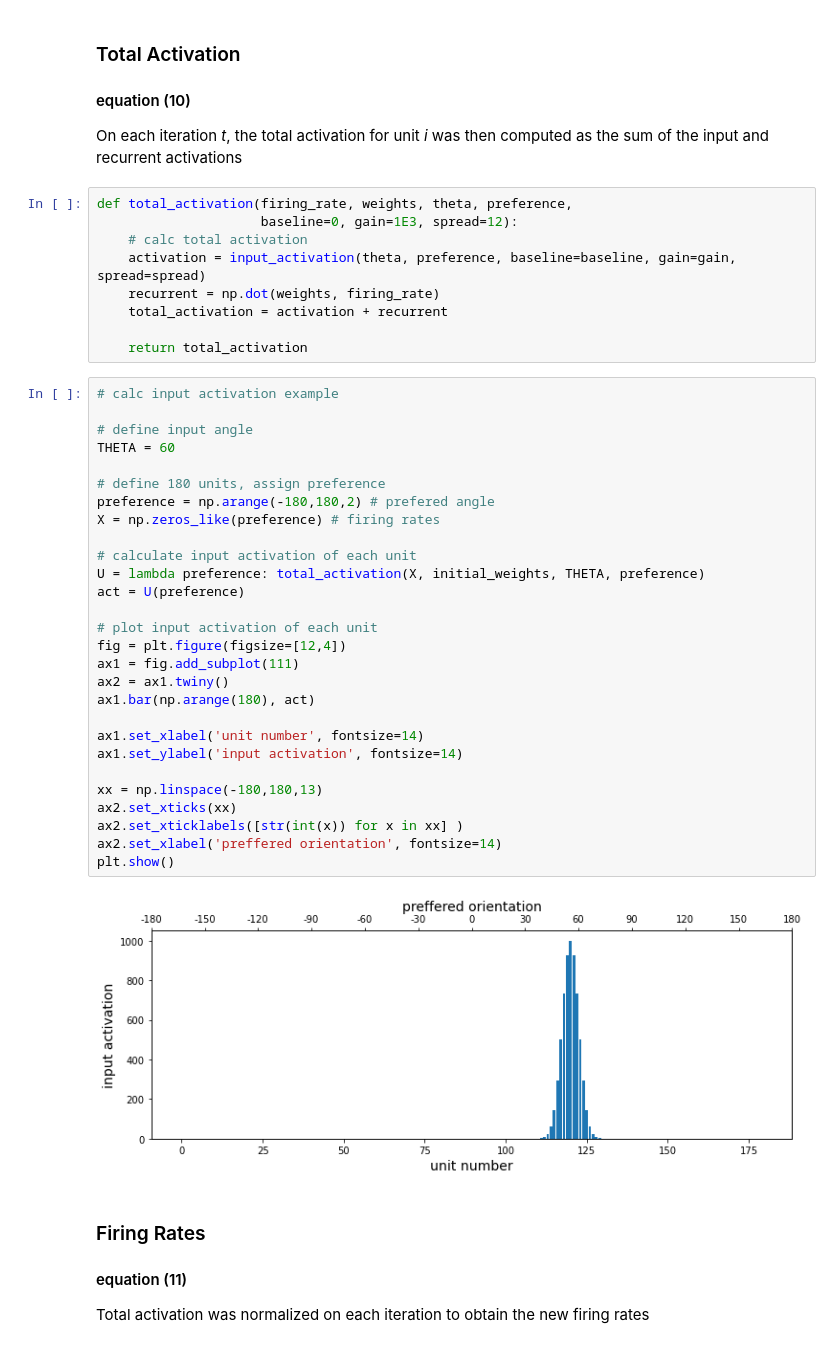
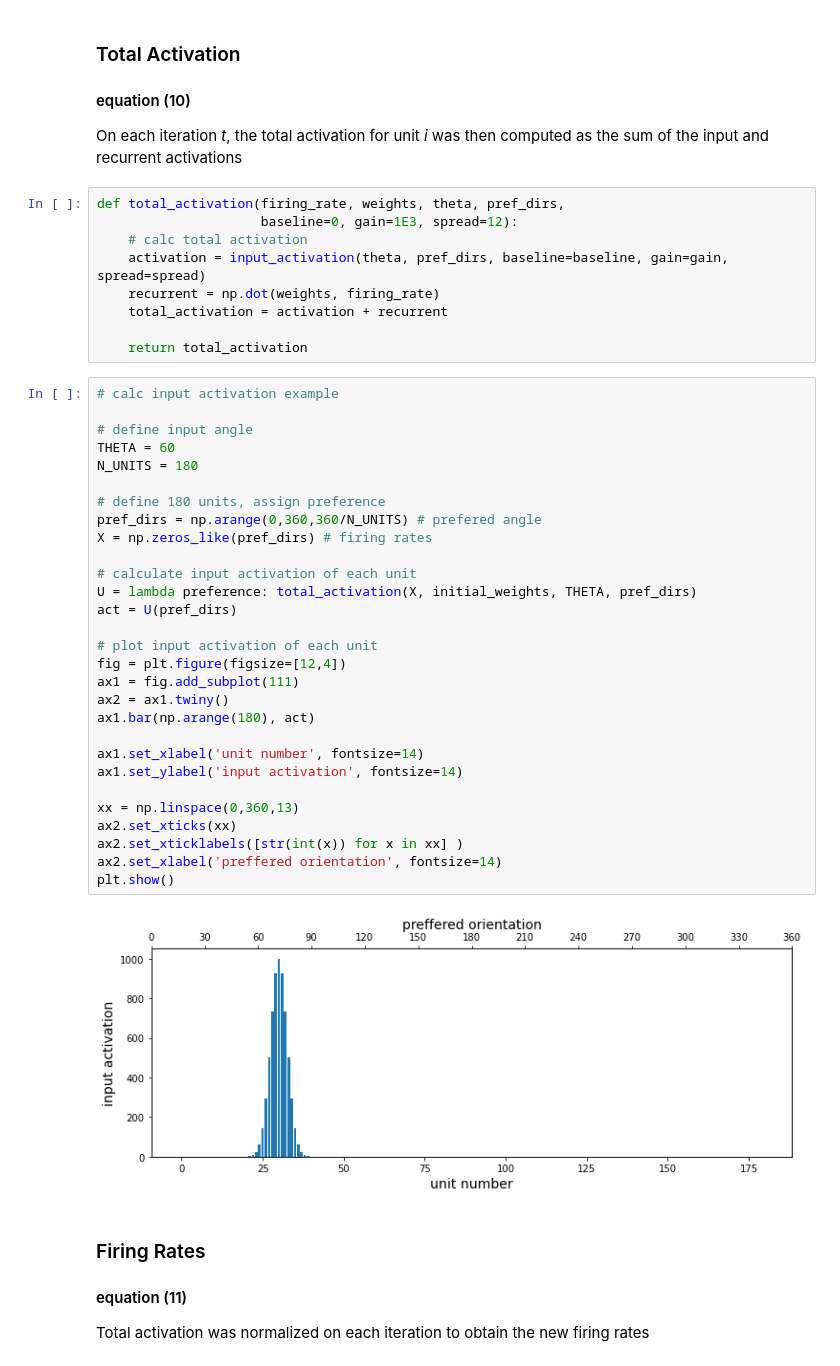
Before and after one commit to mwprestonjr/verstynen_2011_rpl, a Jupyter notebook: notebooks/verstynen_2011.ipynb, the cells around one changed output. Saved outputs shown, nothing was run; the diff lists cells and outputs as text.

```diff
--- a/notebooks/verstynen_2011.ipynb
+++ b/notebooks/verstynen_2011.ipynb
@@ -122,10 +122,10 @@ plt.colorbar()
 
 On each iteration *t*, the total activation for unit *i* was then computed as the sum of the input and recurrent activations
 # %%
-def total_activation(firing_rate, weights, theta, preference,
+def total_activation(firing_rate, weights, theta, pref_dirs,
                      baseline=0, gain=1E3, spread=12):
     # calc total activation
-    activation = input_activation(theta, preference, baseline=baseline, gain=gain, spread=spread)
+    activation = input_activation(theta, pref_dirs, baseline=baseline, gain=gain, spread=spread)
     recurrent = np.dot(weights, firing_rate)
     total_activation = activation + recurrent
 
@@ -133,33 +133,34 @@ def total_activation(firing_rate, weights, theta, preference,
 # %%
 # calc input activation example
 
 # define input angle
 THETA = 60
+N_UNITS = 180
 
 # define 180 units, assign preference
-preference = np.arange(-180,180,2) # prefered angle
-X = np.zeros_like(preference) # firing rates
+pref_dirs = np.arange(0,360,360/N_UNITS) # prefered angle
+X = np.zeros_like(pref_dirs) # firing rates
 
 # calculate input activation of each unit
-U = lambda preference: total_activation(X, initial_weights, THETA, preference)
-act = U(preference)
+U = lambda preference: total_activation(X, initial_weights, THETA, pref_dirs)
+act = U(pref_dirs)
 
 # plot input activation of each unit
 fig = plt.figure(figsize=[12,4])
 ax1 = fig.add_subplot(111)
 ax2 = ax1.twiny()
 ax1.bar(np.arange(180), act)
 
 ax1.set_xlabel('unit number', fontsize=14)
 ax1.set_ylabel('input activation', fontsize=14)
 
-xx = np.linspace(-180,180,13)
+xx = np.linspace(0,360,13)
 ax2.set_xticks(xx)
 ax2.set_xticklabels([str(int(x)) for x in xx] )
 ax2.set_xlabel('preffered orientation', fontsize=14)
 plt.show()
 # %% [output]
-[figure, old version]
+[figure, new version]
 # %% [markdown]
 ### Firing Rates
 #### equation (11)
```
Also changed, not shown: parts of 5 cells of this notebook.
